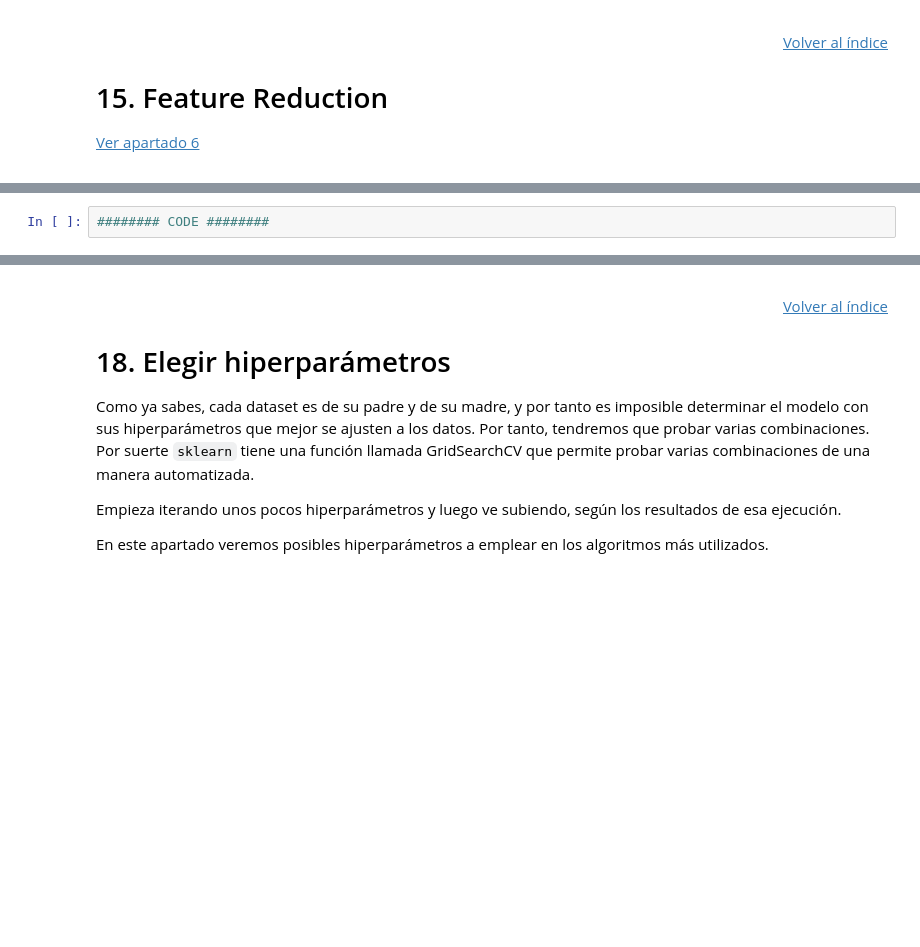
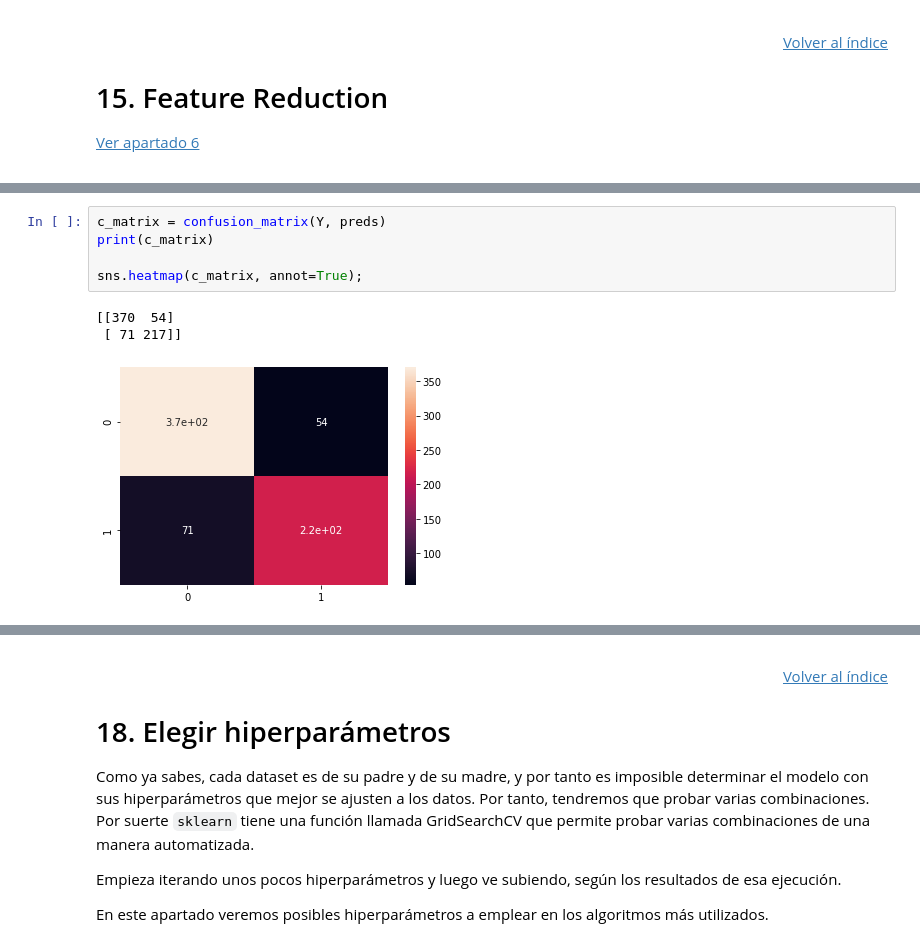
Before and after one commit to CarlosDiazGirol/thebridgedsftsep20, a Jupyter notebook: 3-Machine Learning/1-Supervisado/9-ML Guide/ML Guide.ipynb, the cells around one changed output, grey strips where cells are left out. Drawn from its saved outputs; the diff is of its cells as text; blank space fills up the shorter version.

```diff
--- a/3-Machine Learning/1-Supervisado/9-ML Guide/ML Guide.ipynb
+++ b/3-Machine Learning/1-Supervisado/9-ML Guide/ML Guide.ipynb
@@ -1635,5 +1703,12 @@ plt.grid(True);
-# %%
-######## CODE ########
+# %%
+c_matrix = confusion_matrix(Y, preds)
+print(c_matrix)
+
+sns.heatmap(c_matrix, annot=True);
+# %% [output]
+[[370  54]
+ [ 71 217]]
+[figure, added]
 # %%
 sns.heatmap(c_matrix/np.sum(c_matrix), annot=True,
             fmt='.2%', cmap='Blues');
```
Also changed, not shown: parts of 18 cells of this notebook, 17 other files.
